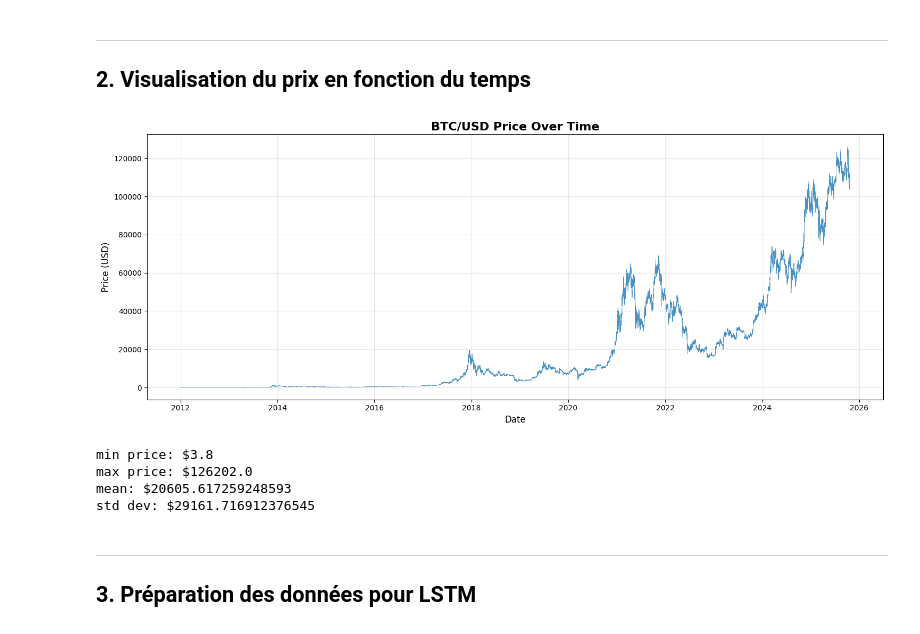
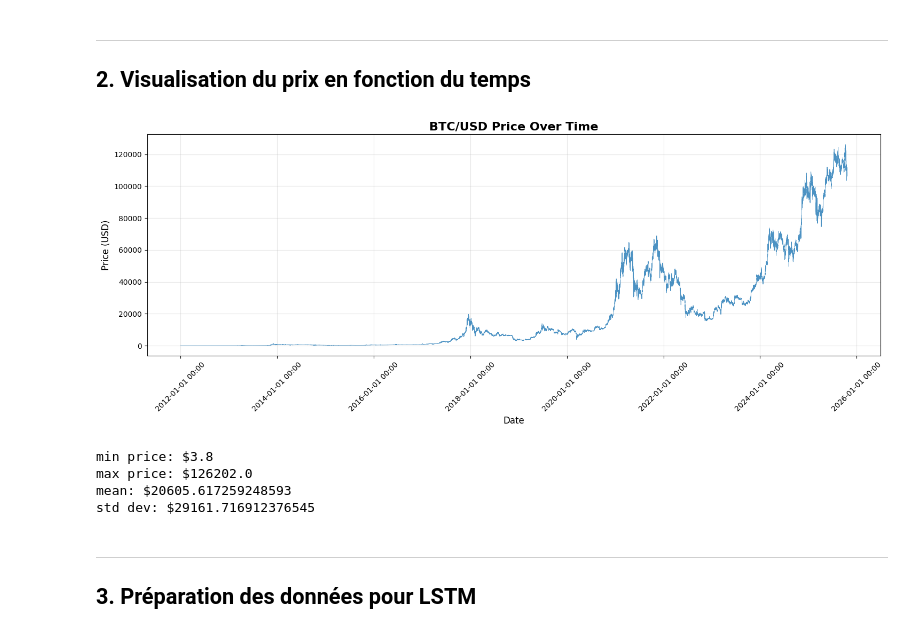
Before and after one commit to MatisAgr/IPSSI_LSTM_Crypto, a Jupyter notebook: BitcoinLSTM.ipynb, the cells around one changed output. Saved outputs shown, nothing was run; the diff lists cells and outputs as text; code cells hidden in the pictures.

```diff
--- a/BitcoinLSTM.ipynb
+++ b/BitcoinLSTM.ipynb
@@ -13,8 +13,12 @@ from tensorflow.keras.layers import LSTM, Dense, Dropout, Conv1D, Add, Input, Ac
 from sklearn.metrics import mean_squared_error, mean_absolute_error, r2_score
 from tensorflow.keras.callbacks import ReduceLROnPlateau, EarlyStopping, TensorBoard, ModelCheckpoint
 import datetime
+import matplotlib.dates as mdates
 
 df = pd.read_csv('data/btcusd_1-min_data.csv')
+
+# convert to datetime
+df['Timestamp'] = pd.to_datetime(df['Timestamp'], unit='s')
 
 print(f"Nb lines: {len(df)}")
 print(df.head())
@@ -41,27 +45,25 @@ None
 ---
 ## 2. Visualisation du prix en fonction du temps
 # %%
-# timestamp to datetime
-df['date'] = pd.to_datetime(df['Timestamp'], unit='s')
-
 # plot
 plt.figure(figsize=(15, 6))
-plt.plot(df['date'], df['Close'], linewidth=0.5, alpha=0.8)
+plt.plot(df['Timestamp'], df['Close'], linewidth=0.5, alpha=0.8)
 plt.title('BTC/USD Price Over Time', fontsize=16, fontweight='bold')
 plt.xlabel('Date', fontsize=12)
 plt.ylabel('Price (USD)', fontsize=12)
+plt.xticks(rotation=45)
 plt.grid(True, alpha=0.3)
 plt.tight_layout()
 plt.savefig('images/01_btc_price_history.png', dpi=100, bbox_inches='tight')
 plt.show()
 
 # stats
 print(f"min price: ${df['Close'].min()}")
 print(f"max price: ${df['Close'].max()}")
 print(f"mean: ${df['Close'].mean()}")
 print(f"std dev: ${df['Close'].std()}")
 # %% [output]
-[figure, old version]
+[figure, new version]
 min price: $3.8
 max price: $126202.0
 mean: $20605.617259248593
```
Also changed, not shown: parts of 6 cells of this notebook, 6 other files.
